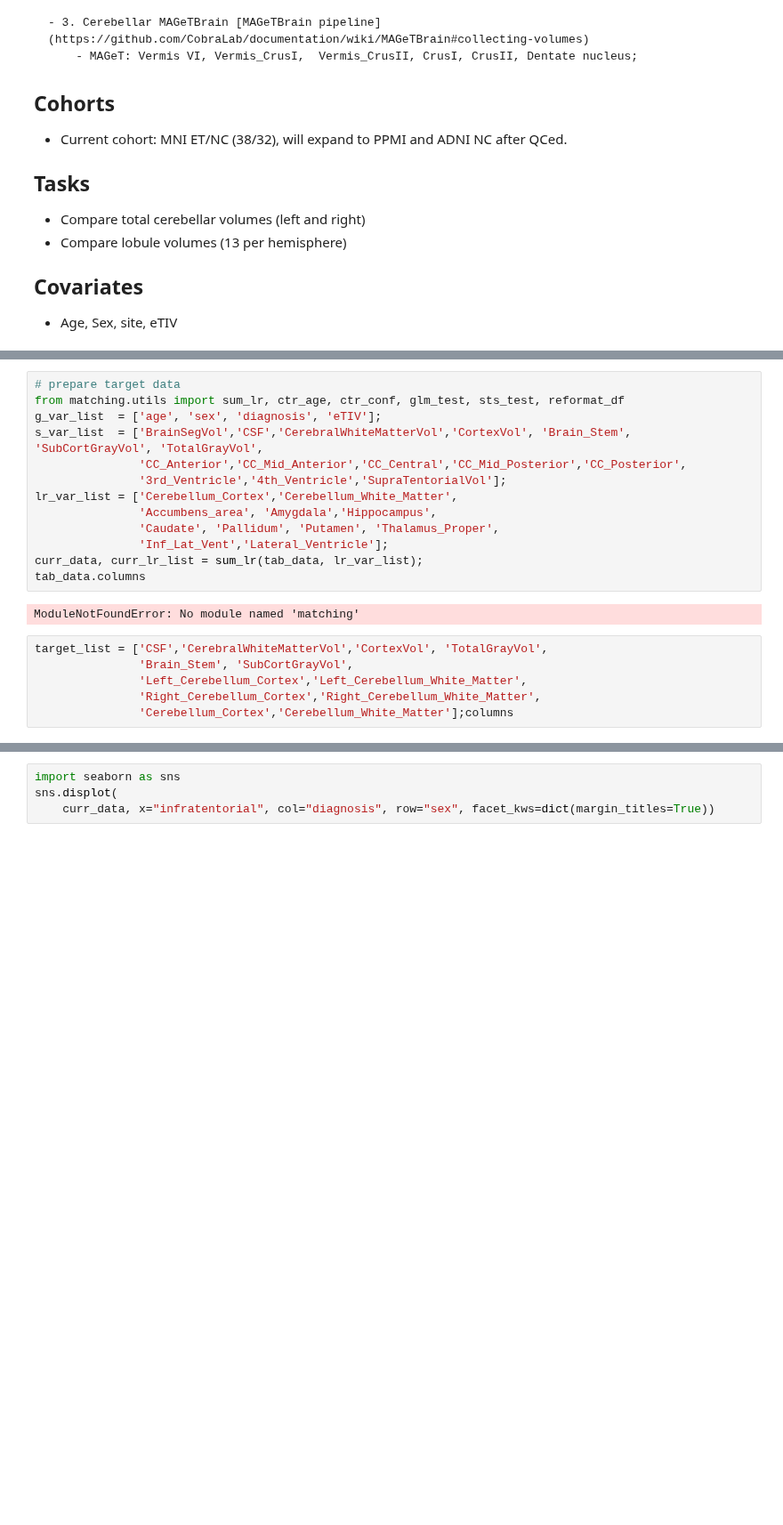
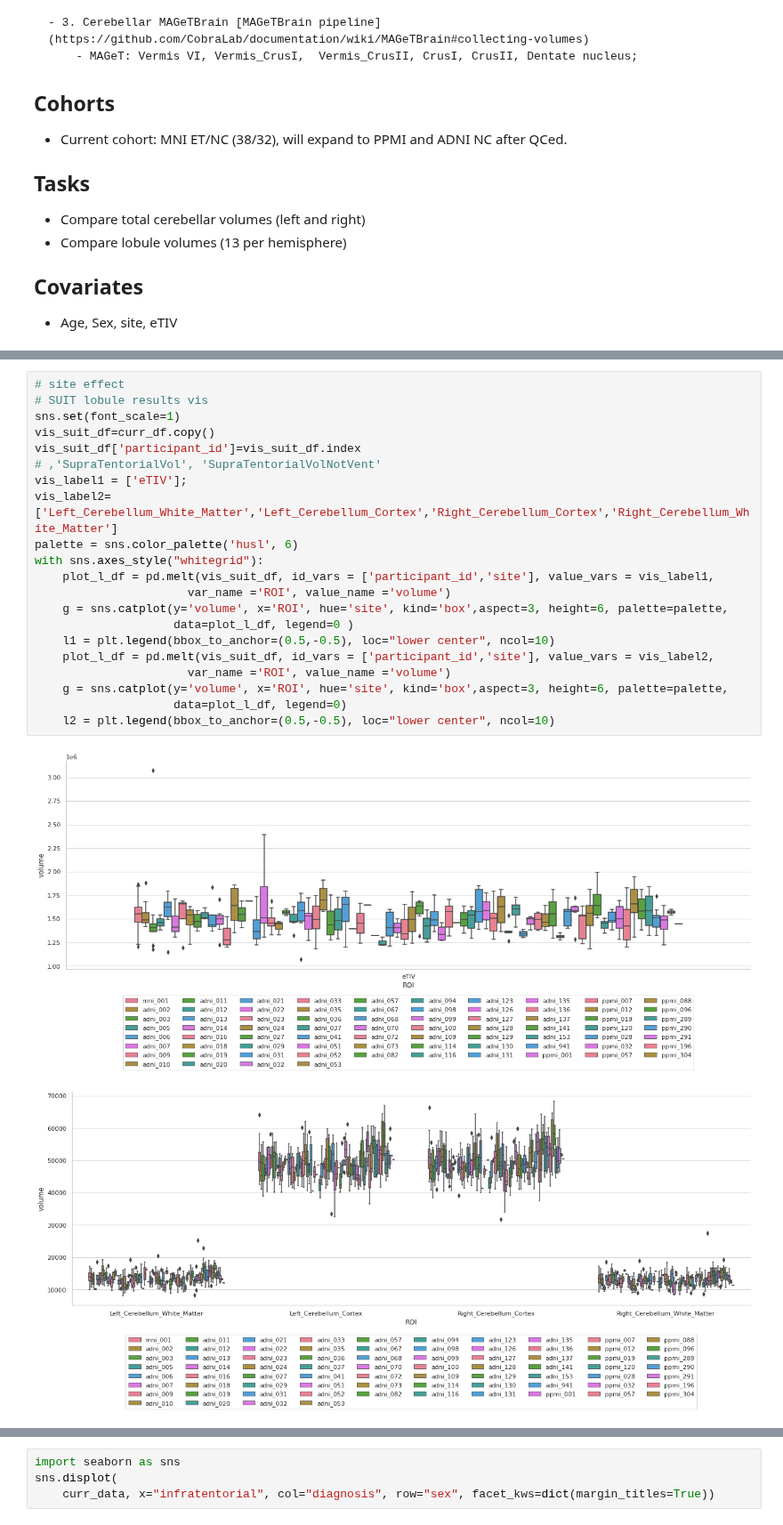
Before and after one commit to neurodatascience/ET_biomarker, a Jupyter notebook: stats/2_analysis_cerebellar_roi.ipynb, the cells around one changed output, grey strips where cells are left out. Shown at 89% size. Saved outputs shown, nothing was run; the diff lists cells and outputs as text; blank space fills up the shorter version.

```diff
--- a/stats/2_analysis_cerebellar_roi.ipynb
+++ b/stats/2_analysis_cerebellar_roi.ipynb
@@ -83,22 +114,25 @@ with sns.axes_style("whitegrid"):
-# %%
-# prepare target data
-from matching.utils import sum_lr, ctr_age, ctr_conf, glm_test, sts_test, reformat_df
-g_var_list  = ['age', 'sex', 'diagnosis', 'eTIV'];
-s_var_list  = ['BrainSegVol','CSF','CerebralWhiteMatterVol','CortexVol', 'Brain_Stem', 'SubCortGrayVol', 'TotalGrayVol',
-               'CC_Anterior','CC_Mid_Anterior','CC_Central','CC_Mid_Posterior','CC_Posterior',
-               '3rd_Ventricle','4th_Ventricle','SupraTentorialVol'];
-lr_var_list = ['Cerebellum_Cortex','Cerebellum_White_Matter',
-               'Accumbens_area', 'Amygdala','Hippocampus',
-               'Caudate', 'Pallidum', 'Putamen', 'Thalamus_Proper',
-               'Inf_Lat_Vent','Lateral_Ventricle'];
-curr_data, curr_lr_list = sum_lr(tab_data, lr_var_list);
-tab_data.columns
-# %% [output]
-ModuleNotFoundError: No module named 'matching'
-# %%
-target_list = ['CSF','CerebralWhiteMatterVol','CortexVol', 'TotalGrayVol',
-               'Brain_Stem', 'SubCortGrayVol',
-               'Left_Cerebellum_Cortex','Left_Cerebellum_White_Matter',
-               'Right_Cerebellum_Cortex','Right_Cerebellum_White_Matter',
-               'Cerebellum_Cortex','Cerebellum_White_Matter'];columns
+# %%
+# site effect
+# SUIT lobule results vis
+sns.set(font_scale=1)
+vis_suit_df=curr_df.copy()
+vis_suit_df['participant_id']=vis_suit_df.index
+# ,'SupraTentorialVol', 'SupraTentorialVolNotVent'
+vis_label1 = ['eTIV'];
+vis_label2=['Left_Cerebellum_White_Matter','Left_Cerebellum_Cortex','Right_Cerebellum_Cortex','Right_Cerebellum_White_Matter']
+palette = sns.color_palette('husl', 6)
+with sns.axes_style("whitegrid"):
+    plot_l_df = pd.melt(vis_suit_df, id_vars = ['participant_id','site'], value_vars = vis_label1,
+                      var_name ='ROI', value_name ='volume')
+    g = sns.catplot(y='volume', x='ROI', hue='site', kind='box',aspect=3, height=6, palette=palette,
+                    data=plot_l_df, legend=0 )
+    l1 = plt.legend(bbox_to_anchor=(0.5,-0.5), loc="lower center", ncol=10)
+    plot_l_df = pd.melt(vis_suit_df, id_vars = ['participant_id','site'], value_vars = vis_label2,
+                      var_name ='ROI', value_name ='volume')
+    g = sns.catplot(y='volume', x='ROI', hue='site', kind='box',aspect=3, height=6, palette=palette,
+                    data=plot_l_df, legend=0)
+    l2 = plt.legend(bbox_to_anchor=(0.5,-0.5), loc="lower center", ncol=10)
+# %% [output]
+[figure, added]
+[figure, added]
 # %%
```
Also changed, not shown: parts of 8 cells of this notebook, 2 other files.
